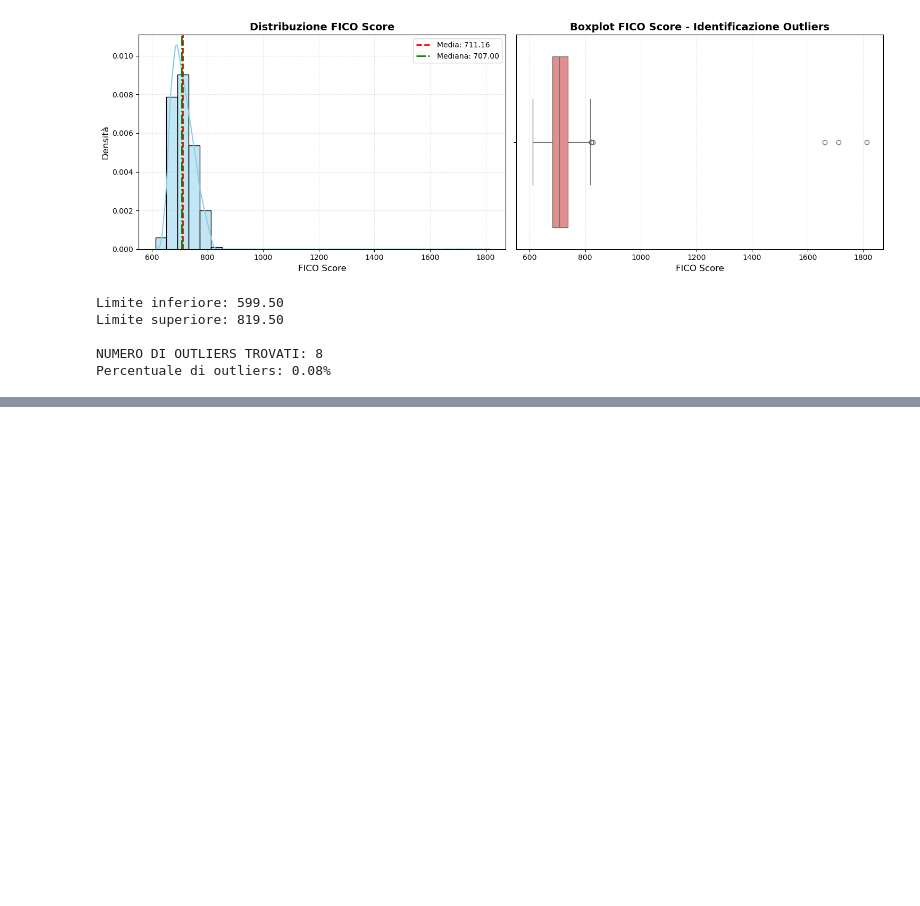
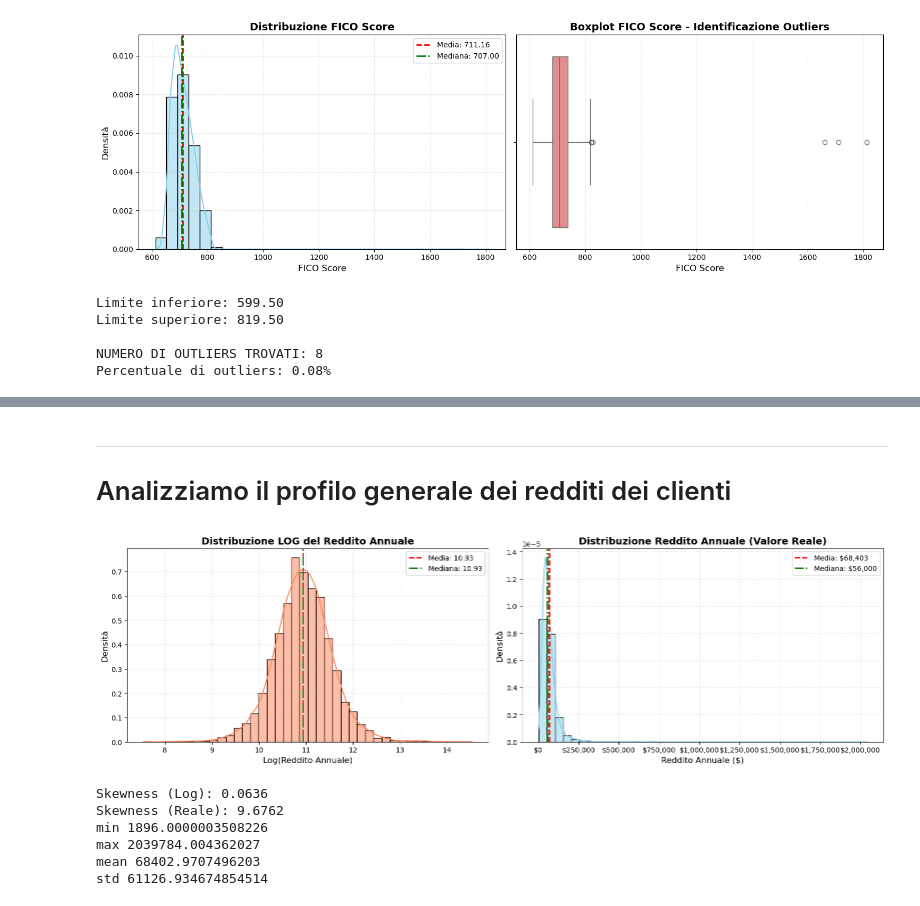
Before and after one commit to gabrielniculaesei/lendingclub-dataset, a Jupyter notebook: Project.ipynb, the cells around one changed output, grey strips where cells are left out. Cells and saved outputs as stored; diff of their text form; code cells hidden in the pictures; blank space fills up the shorter version.

```diff
--- a/Project.ipynb
+++ b/Project.ipynb
@@ -933,0 +1001,56 @@ Per quanto riguarda gli outlier stessi, essi andavano a essere >850, ma per la l
+# %% [markdown]
+---
+<a id="annual-income"></a>
+# Analizziamo il profilo generale dei redditi dei clienti
+# %%
+
+fig, axes = plt.subplots(1, 2, figsize=(16, 5))
+data['annual_income'] = np.exp(data['log_annual_income'])
+
+ax1 = axes[0]
+sns.histplot(data['log_annual_income'], bins=40, kde=True, color='coral', edgecolor='black', ax=ax1, stat='density')
+ax1.axvline(data['log_annual_income'].mean(), color='red', linestyle='--', linewidth=2,
+            label=f'Media: {data["log_annual_income"].mean():.2f}')
+ax1.axvline(data['log_annual_income'].median(), color='green', linestyle='-.', linewidth=2,
+            label=f'Mediana: {data["log_annual_income"].median():.2f}')
+ax1.set_title('Distribuzione LOG del Reddito Annuale', fontsize=14, fontweight='bold')
+ax1.set_xlabel('Log(Reddito Annuale)', fontsize=12)
+ax1.set_ylabel('Densità', fontsize=12)
+ax1.legend()
+ax1.grid(True, linestyle='--', alpha=0.3)
+
+
+ax2 = axes[1]
+sns.histplot(data['annual_income'], bins=40, kde=True, color='skyblue', edgecolor='black', ax=ax2, stat='density')
+ax2.axvline(data['annual_income'].mean(), color='red', linestyle='--', linewidth=2,
+            label=f'Media: ${data["annual_income"].mean():,.0f}')
+ax2.axvline(data['annual_income'].median(), color='green', linestyle='-.', linewidth=2,
+            label=f'Mediana: ${data["annual_income"].median():,.0f}')
+ax2.set_title('Distribuzione Reddito Annuale (Valore Reale)', fontsize=14, fontweight='bold')
+ax2.set_xlabel('Reddito Annuale ($)', fontsize=12)
+ax2.set_ylabel('Densità', fontsize=12)
+ax2.legend()
+ax2.grid(True, linestyle='--', alpha=0.3)
+
+
+ax2.xaxis.set_major_formatter(plt.FuncFormatter(lambda x, p: f'${x:,.0f}'))
+
+plt.tight_layout()
+plt.show()
+
+print(f"\nSkewness (Log): {data['log_annual_income'].skew():.4f}")
+print(f"Skewness (Reale): {data['annual_income'].skew():.4f}")
+
+data['annual_income'].describe()
+print("min", data['annual_income'].min())
+print("max", data['annual_income'].max())
+print("mean", data['annual_income'].mean())
+print("std", data['annual_income'].std())
+# %% [output]
+[figure, added]
+Skewness (Log): 0.0636
+Skewness (Reale): 9.6762
+min 1896.0000003508226
+max 2039784.004362027
+mean 68402.9707496203
+std 61126.934674854514
```
Also changed, not shown: parts of 43 cells of this notebook.
